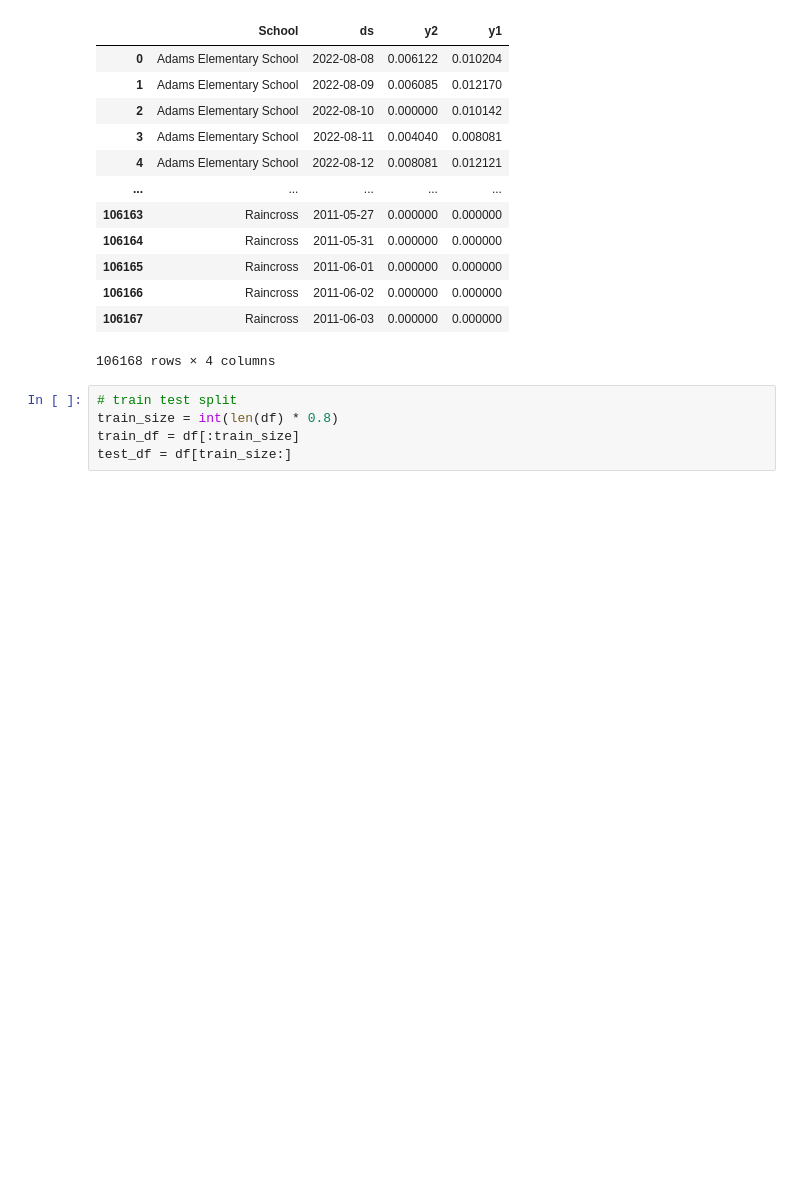
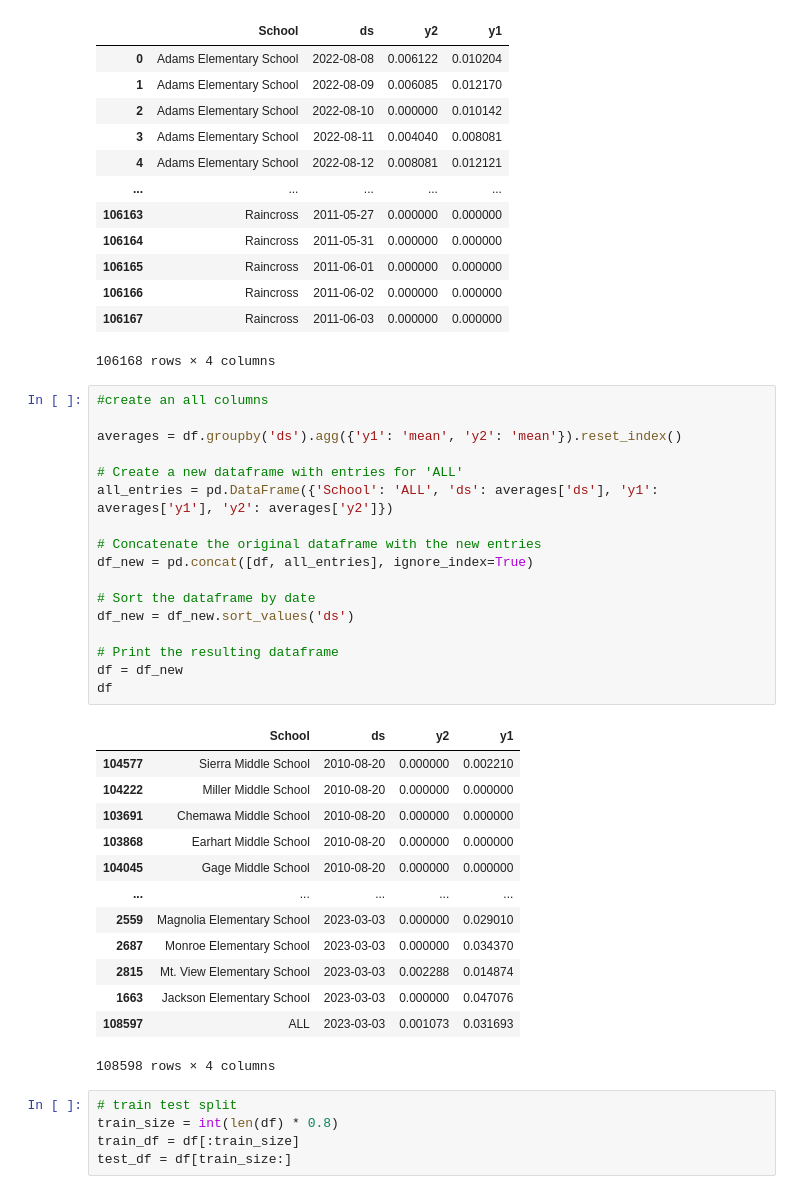
Before and after one commit to davidchung29/coldPrediction, a Jupyter notebook: coldPrediction.ipynb, the cells around one changed output. Saved outputs shown, nothing was run; the diff lists cells and outputs as text; blank space fills up the shorter version.

```diff
--- a/coldPrediction.ipynb
+++ b/coldPrediction.ipynb
@@ -287,6 +288,37 @@ df
 | 106166 | Raincross | 2011-06-02 | 0.000000 | 0.000000 |
 | 106167 | Raincross | 2011-06-03 | 0.000000 | 0.000000 |
 106168 rows × 4 columns
+# %%
+#create an all columns
+
+averages = df.groupby('ds').agg({'y1': 'mean', 'y2': 'mean'}).reset_index()
+
+# Create a new dataframe with entries for 'ALL'
+all_entries = pd.DataFrame({'School': 'ALL', 'ds': averages['ds'], 'y1': averages['y1'], 'y2': averages['y2']})
+
+# Concatenate the original dataframe with the new entries
+df_new = pd.concat([df, all_entries], ignore_index=True)
+
+# Sort the dataframe by date
+df_new = df_new.sort_values('ds')
+
+# Print the resulting dataframe
+df = df_new
+df
+# %% [output]
+|  | School | ds | y2 | y1 |
+| 104577 | Sierra Middle School | 2010-08-20 | 0.000000 | 0.002210 |
+| 104222 | Miller Middle School | 2010-08-20 | 0.000000 | 0.000000 |
+| 103691 | Chemawa Middle School | 2010-08-20 | 0.000000 | 0.000000 |
+| 103868 | Earhart Middle School | 2010-08-20 | 0.000000 | 0.000000 |
+| 104045 | Gage Middle School | 2010-08-20 | 0.000000 | 0.000000 |
+| ... | ... | ... | ... | ... |
+| 2559 | Magnolia Elementary School | 2023-03-03 | 0.000000 | 0.029010 |
+| 2687 | Monroe Elementary School | 2023-03-03 | 0.000000 | 0.034370 |
+| 2815 | Mt. View Elementary School | 2023-03-03 | 0.002288 | 0.014874 |
+| 1663 | Jackson Elementary School | 2023-03-03 | 0.000000 | 0.047076 |
+| 108597 | ALL | 2023-03-03 | 0.001073 | 0.031693 |
+108598 rows × 4 columns
 # %%
 # train test split
 train_size = int(len(df) * 0.8)
```
Also changed, not shown: parts of 6 cells of this notebook.
